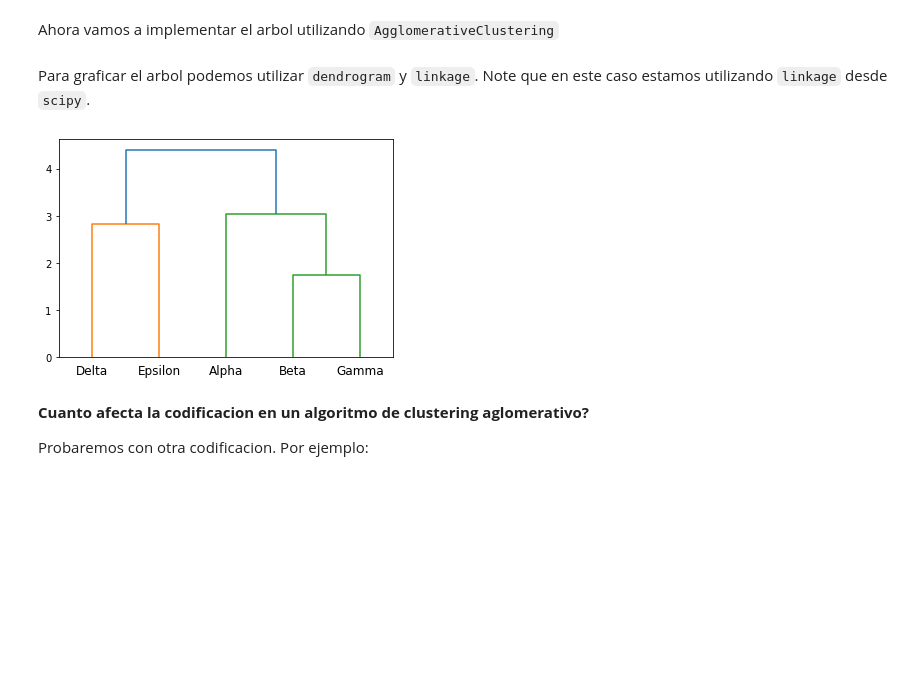
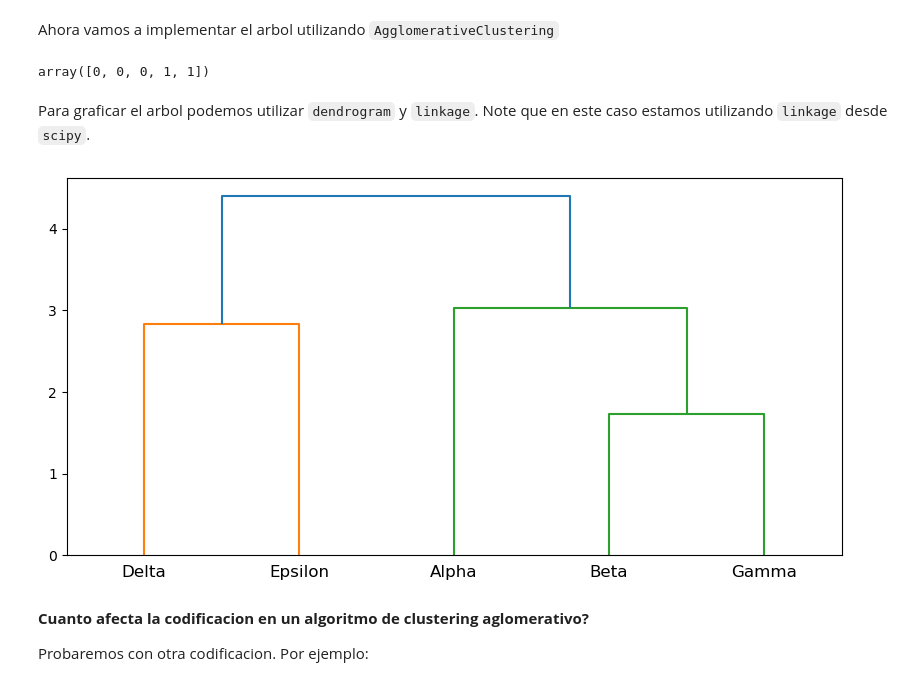
Before and after one commit to UnidadDataScience/DiplomadoIA2021, a Jupyter notebook: Clustering.ipynb, the cells around one changed output. Cells and saved outputs as stored; diff of their text form; code cells hidden in the pictures; blank space fills up the shorter version.

```diff
--- a/Clustering.ipynb
+++ b/Clustering.ipynb
@@ -157,7 +158,7 @@ Consideremos 5 secuencias etiquetadas de ADN
 # %%
 import pandas as pd
 # %%
-df = pd.read_csv('./msa.csv')
+df = pd.read_csv('./data/msa.csv')
 df.head()
 # %% [output]
 |  | type | seq |
@@ -181,6 +193,7 @@ def transform_input(matrix, dic):
 # %%
 dic_1 = {'A': 0, 'C': 1, 'G':2, 'T':3}
-x_1 = transform_input(matrix, dic_1) #label encoding
+
+x_1 = transform_input(df.values, dic_1) #label encoding
 x_1
 # %% [output]
 array([[0, 0, 1, 2, 3, 2, 2, 1, 1, 0, 1, 0, 3],
@@ -195,15 +208,22 @@ from sklearn.cluster import AgglomerativeClustering
 # %%
 hc = AgglomerativeClustering(n_clusters=2, affinity='euclidean', linkage='average')
 clusters = hc.fit_predict(x_1)
+# %% [output]
+array([0, 0, 0, 1, 1])
 # %% [markdown]
 Para graficar el arbol podemos utilizar `dendrogram` y `linkage`. Note que en este caso estamos utilizando `linkage` desde `scipy`.
 # %%
 from scipy.cluster.hierarchy import dendrogram, linkage
+
+
 Z = linkage(x_1, metric='euclidean', method='average')
-dendrogram(Z, labels=['Alpha', 'Beta', 'Gamma', 'Delta', 'Epsilon'])
+
+fig, ax = plt.subplots(1,1, dpi=100, figsize=(10,5))
+
+dendrogram(Z, ax=ax, labels=['Alpha', 'Beta', 'Gamma', 'Delta', 'Epsilon'])
 plt.show()
 # %% [output]
-[figure, old version]
+[figure, new version]
 # %% [markdown]
 **Cuanto afecta la codificacion en un algoritmo de clustering aglomerativo?**
 
```
Also changed, not shown: parts of 9 cells of this notebook, 36 other files.
